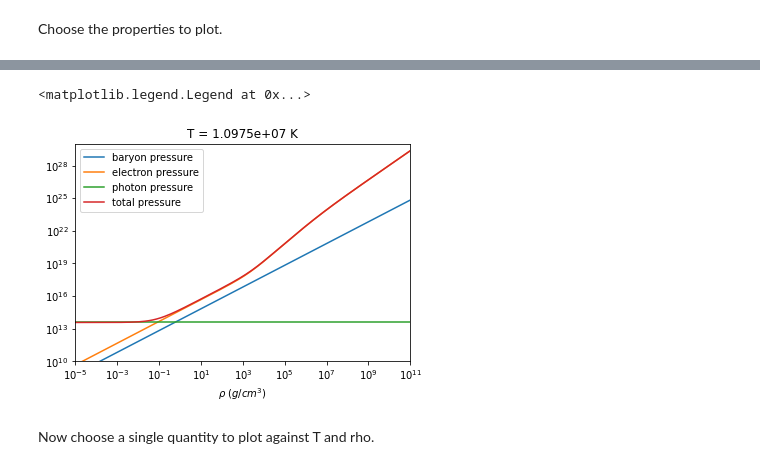
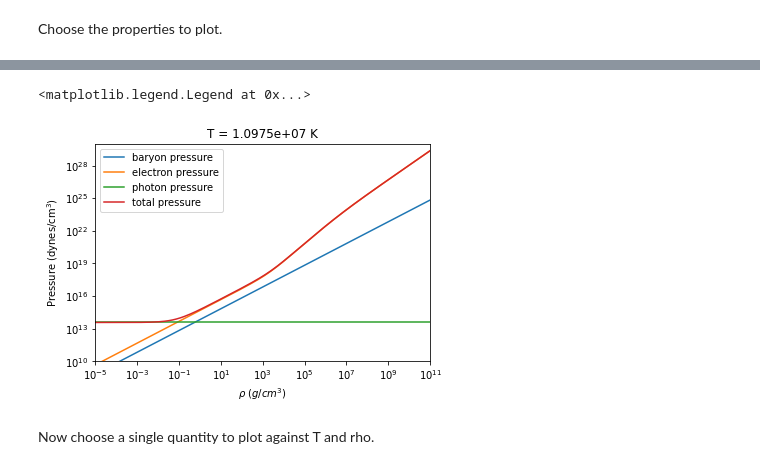
Before and after one commit to mbradle/ideal_gas_thermodynamics, a Jupyter notebook: ideal_gas_thermodynamics.ipynb, the cells around one changed output, grey strips where cells are left out. Saved outputs shown, nothing was run; the diff lists cells and outputs as text; code cells hidden in the pictures.

```diff
--- a/ideal_gas_thermodynamics.ipynb
+++ b/ideal_gas_thermodynamics.ipynb
@@ -106,26 +109,27 @@ Repeat but plot vs. rho for given T9.
 # %%
 T_index = 50
 
-assert(T_index < len(T))
+assert(T_index >= 0 and T_index < len(T))
 
 for i in range(len(s)):
     plt.plot(rho, tq[s[i]][T_index, :], label = s[i])
 
 plt.xscale('log')
 plt.yscale('log')
 
 plt.xlim([1.e-5, 1.e11])
 
 plt.xlabel('$\\rho\ (g/cm^3)$')
+plt.ylabel('Pressure (dynes/cm$^3$)')
 
 plt.ylim([1.e10, 1.e30])
 
 plt.title('T = {:g} K'.format(T[T_index]))
 
 plt.legend()
 # %% [output]
 <matplotlib.legend.Legend at 0x...>
-[figure, old version]
+[figure, new version]
 # %% [markdown]
 Now choose a single quantity to plot against T and rho.
 # %%
```
Also changed, not shown: parts of 11 cells of this notebook.
